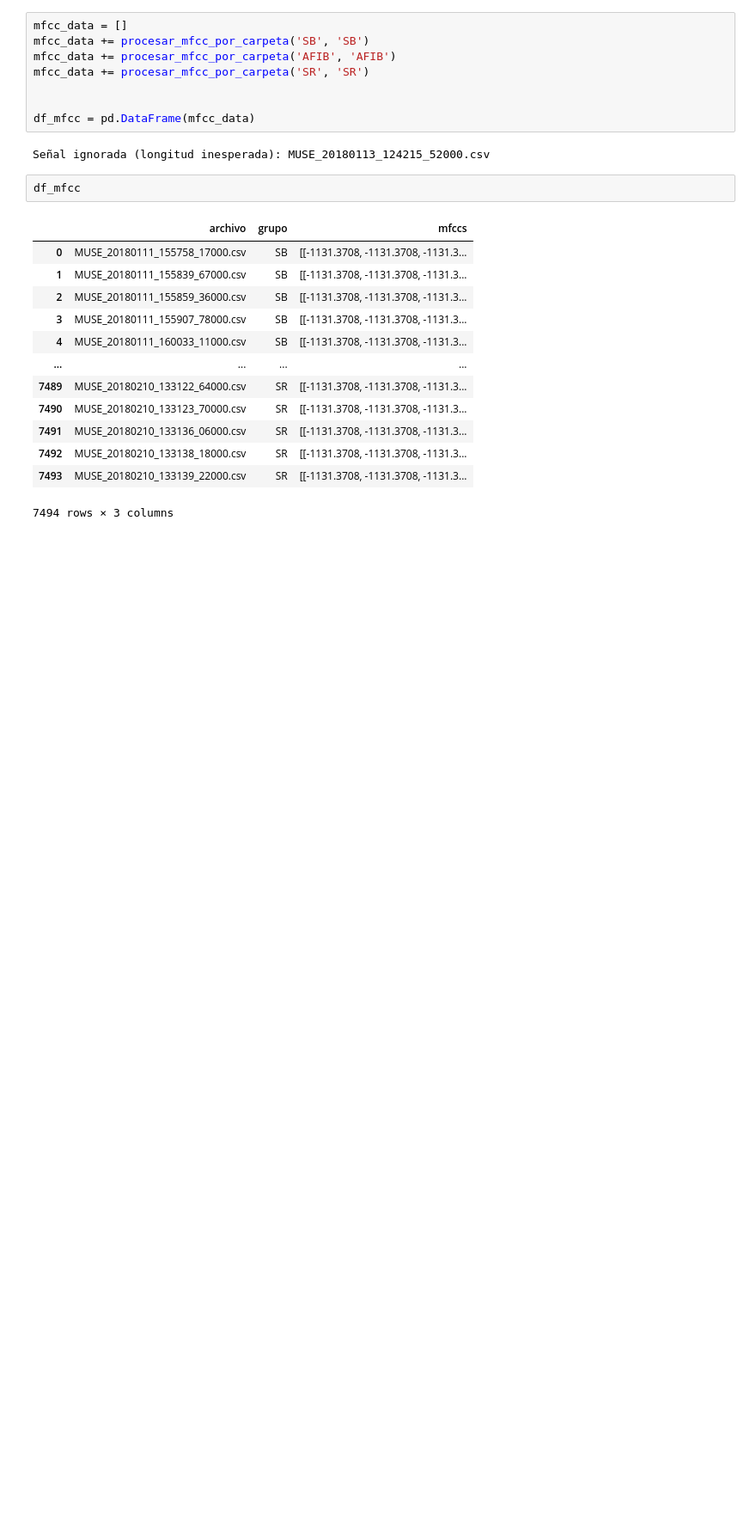
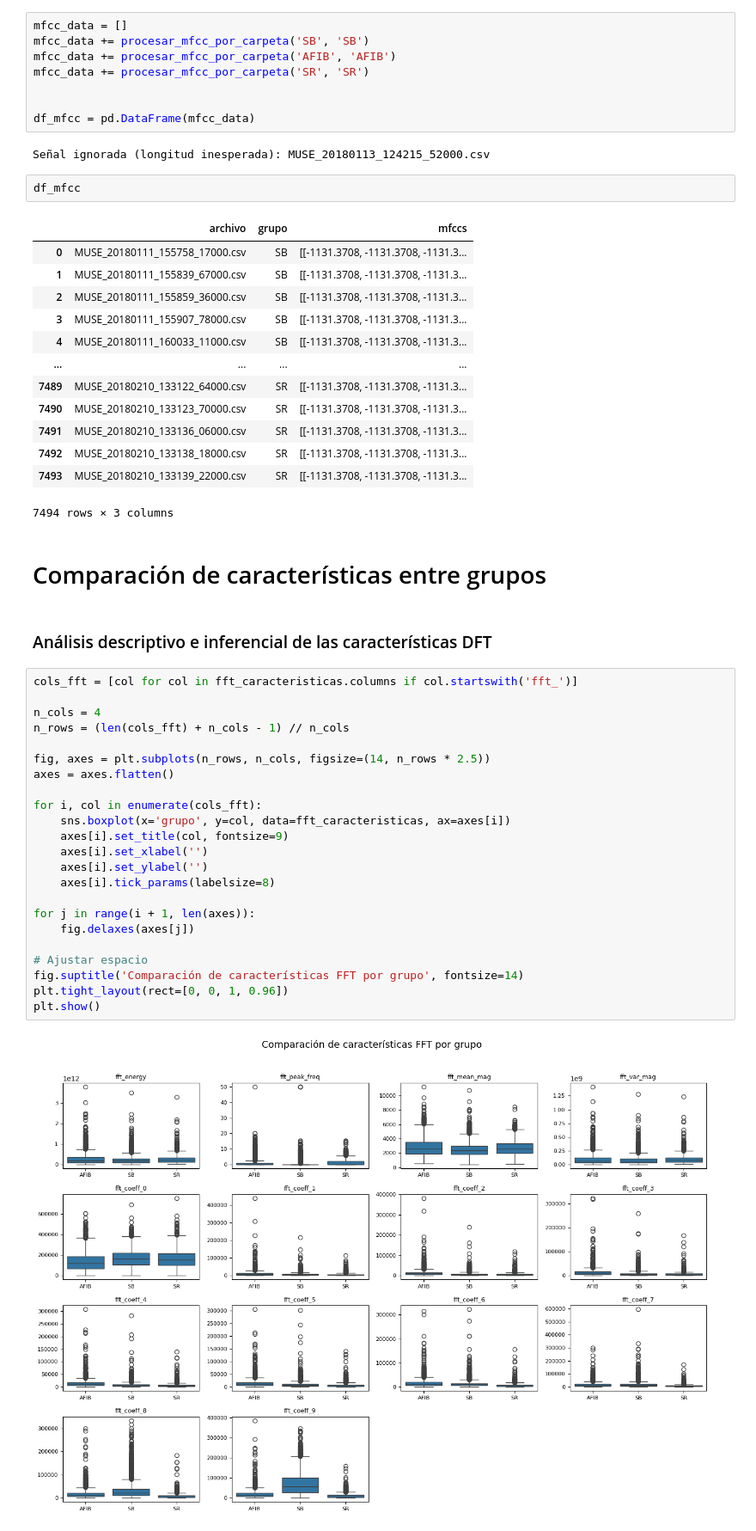
Before and after one commit to LisethTiria/Biosenales-2025-1, a Jupyter notebook: proyecto2_ecg_/proyecto2_script.ipynb, the cells around one changed output. Shown at 86% size. Saved outputs shown, nothing was run; the diff lists cells and outputs as text; blank space fills up the shorter version.

Commit message:
Cajas y bigotes de las características FFT y DCT, las de MFCC tienen un error

```diff
--- a/proyecto2_ecg_/proyecto2_script.ipynb
+++ b/proyecto2_ecg_/proyecto2_script.ipynb
@@ -523,3 +521,32 @@ df_mfcc
 | 7492 | MUSE_20180210_133138_18000.csv | SR | [[-1131.3708, -1131.3708, -1131.3... |
 | 7493 | MUSE_20180210_133139_22000.csv | SR | [[-1131.3708, -1131.3708, -1131.3... |
 7494 rows × 3 columns
+# %% [markdown]
+# Comparación de características entre grupos
+# %% [markdown]
+### Análisis descriptivo e inferencial de las características DFT
+# %%
+cols_fft = [col for col in fft_caracteristicas.columns if col.startswith('fft_')]
+
+n_cols = 4
+n_rows = (len(cols_fft) + n_cols - 1) // n_cols
+
+fig, axes = plt.subplots(n_rows, n_cols, figsize=(14, n_rows * 2.5))
+axes = axes.flatten()
+
+for i, col in enumerate(cols_fft):
+    sns.boxplot(x='grupo', y=col, data=fft_caracteristicas, ax=axes[i])
+    axes[i].set_title(col, fontsize=9)
+    axes[i].set_xlabel('')
+    axes[i].set_ylabel('')
+    axes[i].tick_params(labelsize=8)
+
+for j in range(i + 1, len(axes)):
+    fig.delaxes(axes[j])
+
+# Ajustar espacio
+fig.suptitle('Comparación de características FFT por grupo', fontsize=14)
+plt.tight_layout(rect=[0, 0, 1, 0.96])
+plt.show()
+# %% [output]
+[figure, added]
```
Also changed, not shown: parts of 4 cells of this notebook.
